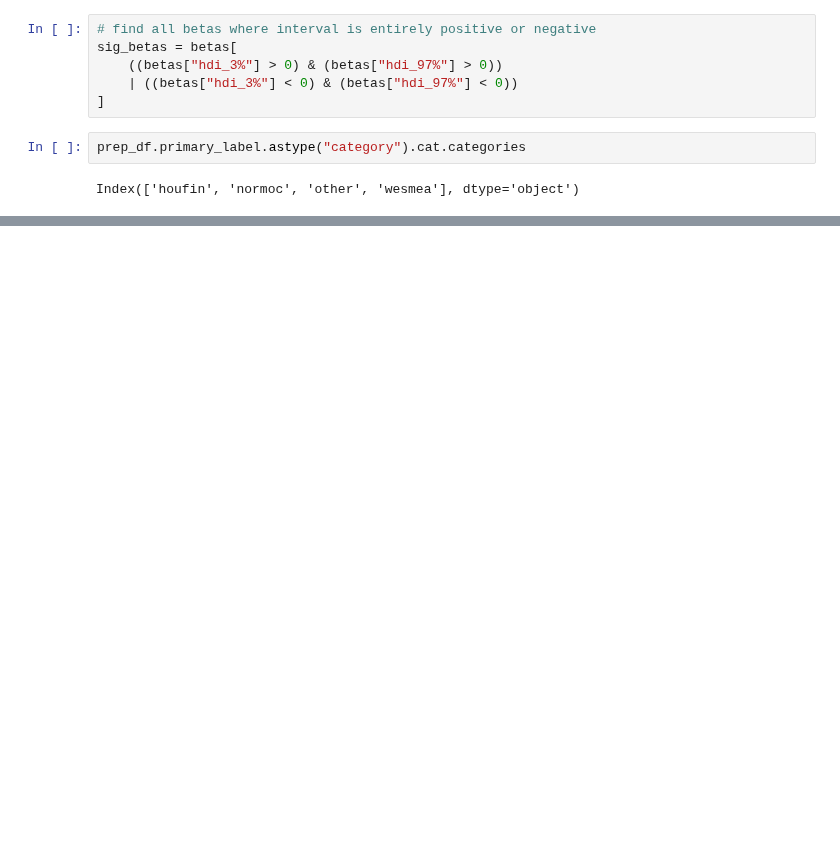
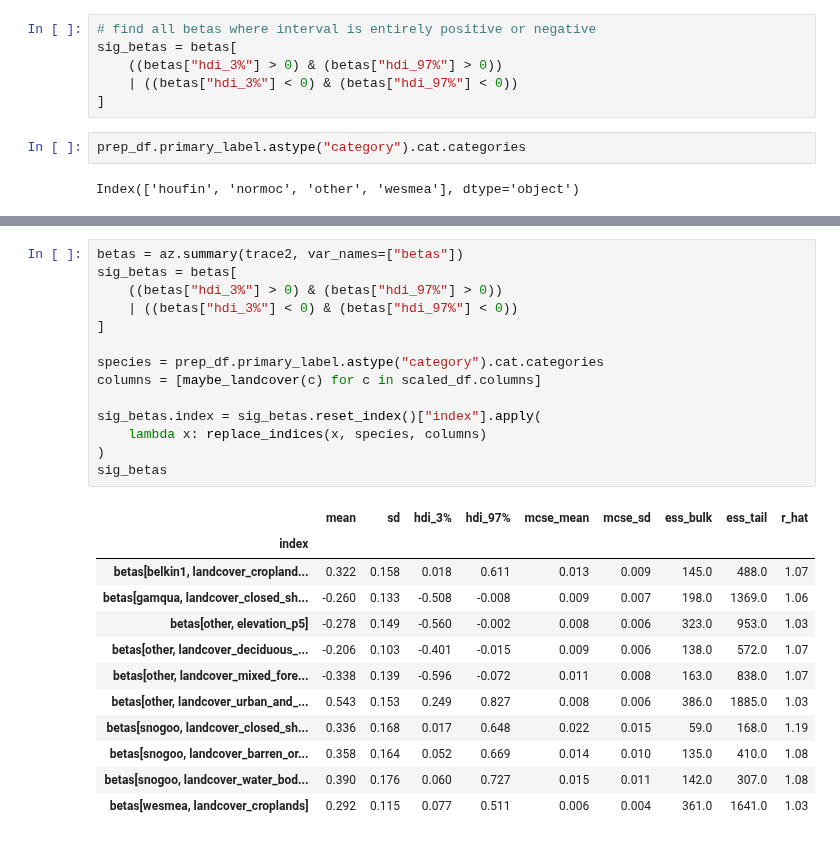
Before and after one commit to acmiyaguchi/iyse4620-birdcall-distributions, a Jupyter notebook: notebooks/2022-12-02-plots.ipynb, the cells around one changed output, grey strips where cells are left out. Drawn from its saved outputs; the diff is of its cells as text; blank space fills up the shorter version.

```diff
--- a/notebooks/2022-12-02-plots.ipynb
+++ b/notebooks/2022-12-02-plots.ipynb
@@ -190,0 +295,27 @@ betas[wesmea, landcover\_grasslands] &  0.418 &  0.155 &   0.140 &    0.725 \\
+# %%
+betas = az.summary(trace2, var_names=["betas"])
+sig_betas = betas[
+    ((betas["hdi_3%"] > 0) & (betas["hdi_97%"] > 0))
+    | ((betas["hdi_3%"] < 0) & (betas["hdi_97%"] < 0))
+]
+
+species = prep_df.primary_label.astype("category").cat.categories
+columns = [maybe_landcover(c) for c in scaled_df.columns]
+
+sig_betas.index = sig_betas.reset_index()["index"].apply(
+    lambda x: replace_indices(x, species, columns)
+)
+sig_betas
+# %% [output]
+|  | mean | sd | hdi_3% | hdi_97% | mcse_mean | mcse_sd | ess_bulk | ess_tail | r_hat |
+| index |  |  |  |  |  |  |  |  |  |
+| betas[belkin1, landcover_cropland... | 0.322 | 0.158 | 0.018 | 0.611 | 0.013 | 0.009 | 145.0 | 488.0 | 1.07 |
+| betas[gamqua, landcover_closed_sh... | -0.260 | 0.133 | -0.508 | -0.008 | 0.009 | 0.007 | 198.0 | 1369.0 | 1.06 |
+| betas[other, elevation_p5] | -0.278 | 0.149 | -0.560 | -0.002 | 0.008 | 0.006 | 323.0 | 953.0 | 1.03 |
+| betas[other, landcover_deciduous_... | -0.206 | 0.103 | -0.401 | -0.015 | 0.009 | 0.006 | 138.0 | 572.0 | 1.07 |
+| betas[other, landcover_mixed_fore... | -0.338 | 0.139 | -0.596 | -0.072 | 0.011 | 0.008 | 163.0 | 838.0 | 1.07 |
+| betas[other, landcover_urban_and_... | 0.543 | 0.153 | 0.249 | 0.827 | 0.008 | 0.006 | 386.0 | 1885.0 | 1.03 |
+| betas[snogoo, landcover_closed_sh... | 0.336 | 0.168 | 0.017 | 0.648 | 0.022 | 0.015 | 59.0 | 168.0 | 1.19 |
+| betas[snogoo, landcover_barren_or... | 0.358 | 0.164 | 0.052 | 0.669 | 0.014 | 0.010 | 135.0 | 410.0 | 1.08 |
+| betas[snogoo, landcover_water_bod... | 0.390 | 0.176 | 0.060 | 0.727 | 0.015 | 0.011 | 142.0 | 307.0 | 1.08 |
+| betas[wesmea, landcover_croplands] | 0.292 | 0.115 | 0.077 | 0.511 | 0.006 | 0.004 | 361.0 | 1641.0 | 1.03 |
```
Also changed, not shown: parts of 22 cells of this notebook, 5 other files.
